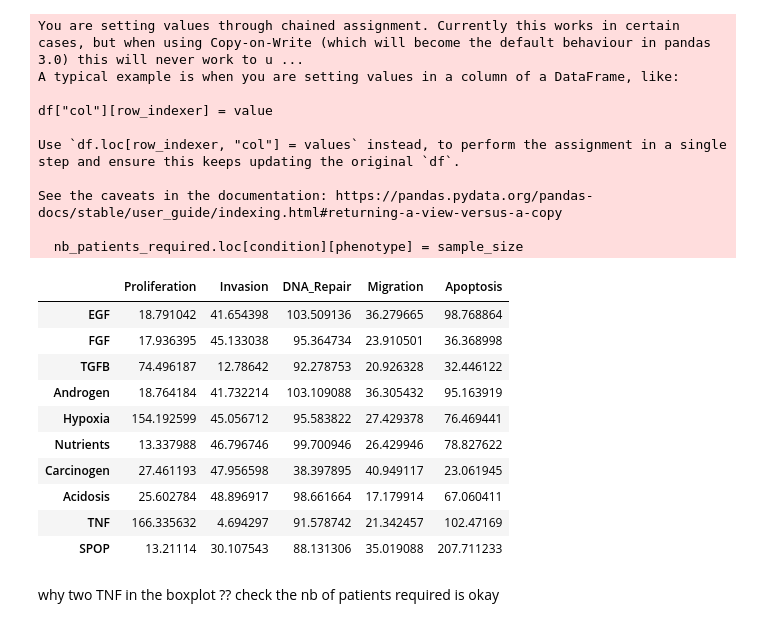
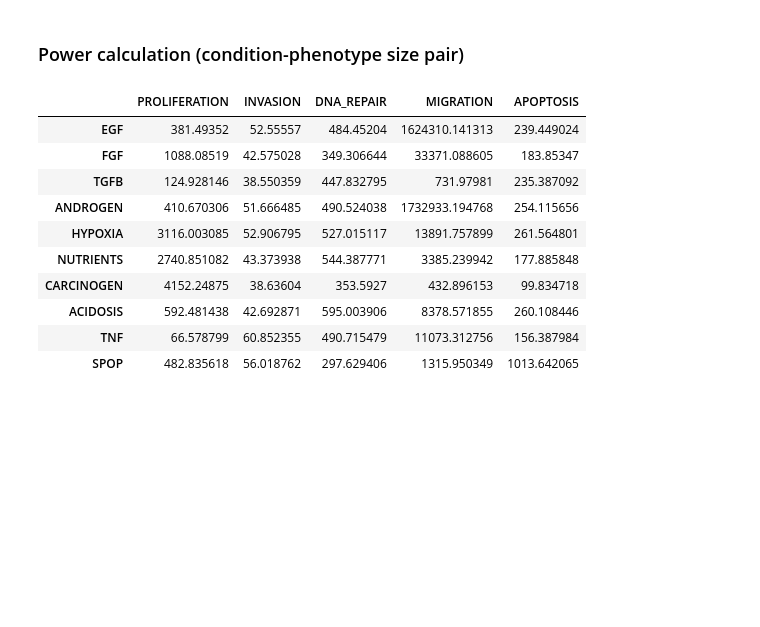
Before and after one commit to romane-gauthierj/Attractor-Resistance, a Jupyter notebook: pipeline_2.ipynb, the cells around one changed output. Saved outputs shown, nothing was run; the diff lists cells and outputs as text; code cells hidden in the pictures; blank space fills up the shorter version.

```diff
--- a/pipeline_2.ipynb
+++ b/pipeline_2.ipynb
@@ -49,30 +121,20 @@ KeyboardInterrupt:
-# %%
-df_res_combined = pd.read_csv(f'analysis/{drug_interest}/results/resistant/combined_results.csv', index_col=0)
-df_sens_combined = pd.read_csv(f'analysis/{drug_interest}/results/sensitive/combined_results.csv', index_col=0)
-
-compute_power_calculation(df_res_combined, df_sens_combined)
-# %% [output]
-You are setting values through chained assignment. Currently this works in certain cases, but when using Copy-on-Write (which will become the default behaviour in pandas 3.0) this will never work to u ...
-A typical example is when you are setting values in a column of a DataFrame, like:
-
-df["col"][row_indexer] = value
-
-Use `df.loc[row_indexer, "col"] = values` instead, to perform the assignment in a single step and ensure this keeps updating the original `df`.
-
-See the caveats in the documentation: https://pandas.pydata.org/pandas-docs/stable/user_guide/indexing.html#returning-a-view-versus-a-copy
-
-  nb_patients_required.loc[condition][phenotype] = sample_size
-|  | Proliferation | Invasion | DNA_Repair | Migration | Apoptosis |
-| EGF | 18.791042 | 41.654398 | 103.509136 | 36.279665 | 98.768864 |
-| FGF | 17.936395 | 45.133038 | 95.364734 | 23.910501 | 36.368998 |
-| TGFB | 74.496187 | 12.78642 | 92.278753 | 20.926328 | 32.446122 |
-| Androgen | 18.764184 | 41.732214 | 103.109088 | 36.305432 | 95.163919 |
-| Hypoxia | 154.192599 | 45.056712 | 95.583822 | 27.429378 | 76.469441 |
-| Nutrients | 13.337988 | 46.796746 | 99.700946 | 26.429946 | 78.827622 |
-| Carcinogen | 27.461193 | 47.956598 | 38.397895 | 40.949117 | 23.061945 |
-| Acidosis | 25.602784 | 48.896917 | 98.661664 | 17.179914 | 67.060411 |
-| TNF | 166.335632 | 4.694297 | 91.578742 | 21.342457 | 102.47169 |
-| SPOP | 13.21114 | 30.107543 | 88.131306 | 35.019088 | 207.711233 |
-# %% [markdown]
-why two TNF in the boxplot ??
-check the nb of patients required is okay
+# %%
+# for each input ON at a time
+nb_patients_required = downstream_analysis(folder_results,folder_models, drug_interest, top_resistant_ids, top_sensitive_ids, inputs_list, phenotype_interest, annotations_models, list_active_inputs = None
+)
+# %% [markdown]
+### Power calculation (condition-phenotype size pair)
+# %%
+nb_patients_required
+# %% [output]
+|  | PROLIFERATION | INVASION | DNA_REPAIR | MIGRATION | APOPTOSIS |
+| EGF | 381.49352 | 52.55557 | 484.45204 | 1624310.141313 | 239.449024 |
+| FGF | 1088.08519 | 42.575028 | 349.306644 | 33371.088605 | 183.85347 |
+| TGFB | 124.928146 | 38.550359 | 447.832795 | 731.97981 | 235.387092 |
+| ANDROGEN | 410.670306 | 51.666485 | 490.524038 | 1732933.194768 | 254.115656 |
+| HYPOXIA | 3116.003085 | 52.906795 | 527.015117 | 13891.757899 | 261.564801 |
+| NUTRIENTS | 2740.851082 | 43.373938 | 544.387771 | 3385.239942 | 177.885848 |
+| CARCINOGEN | 4152.24875 | 38.63604 | 353.5927 | 432.896153 | 99.834718 |
+| ACIDOSIS | 592.481438 | 42.692871 | 595.003906 | 8378.571855 | 260.108446 |
+| TNF | 66.578799 | 60.852355 | 490.715479 | 11073.312756 | 156.387984 |
+| SPOP | 482.835618 | 56.018762 | 297.629406 | 1315.950349 | 1013.642065 |
```
Also changed, not shown: parts of 8 cells of this notebook, 50 other files.
